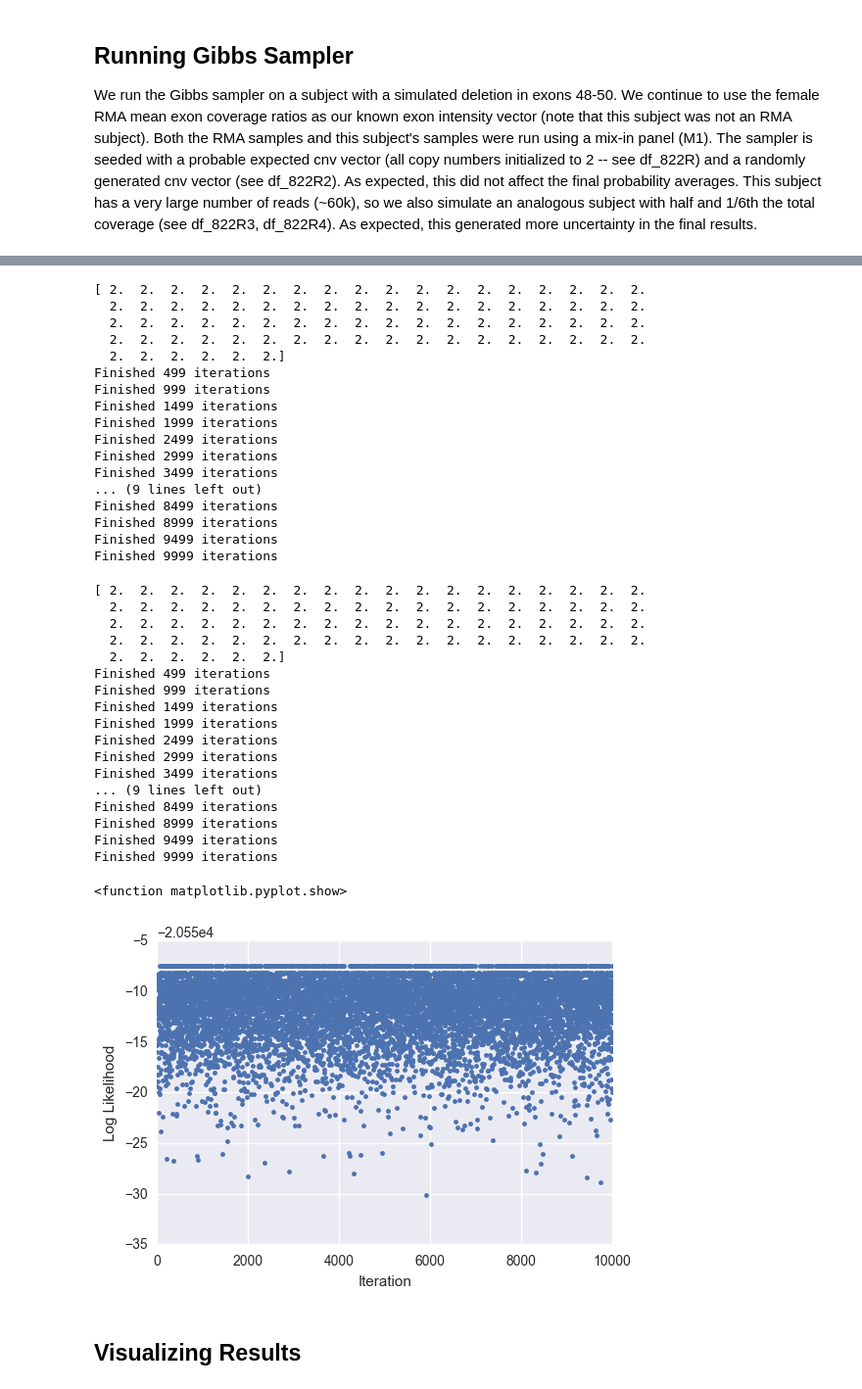
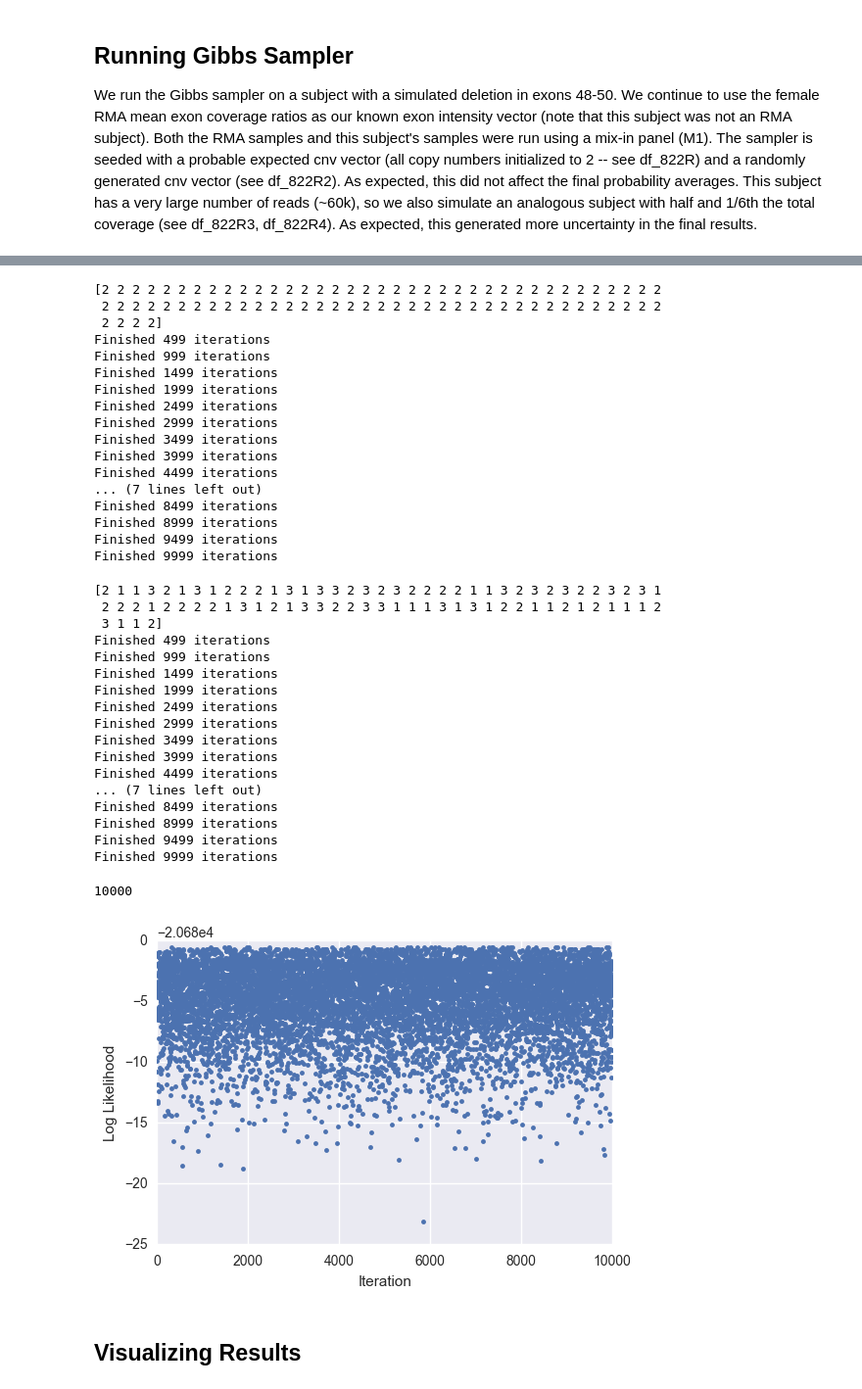
Before and after one commit to vkozareva/geneCNV, a Jupyter notebook: notebooks/Gibbs_sampling_CNV_detection.ipynb, the cells around one changed output, grey strips where cells are left out. Shown at 98% size. Cells and saved outputs as stored; diff of their text form; code cells hidden in the pictures.

```diff
--- a/notebooks/Gibbs_sampling_CNV_detection.ipynb
+++ b/notebooks/Gibbs_sampling_CNV_detection.ipynb
@@ -79,7 +79,7 @@ coverage_df.head()
 # function for reshaping data frames so that exons are observations (rows) and subjects are variables (columns)
 def reshape_df(df, include_stats=False, subject_droplist=None, df_counts_wanted=False):
     if 'date_modified' in df.columns:
-        df = df.drop('date_modified', axis=1, inplace=True)
+        df.drop('date_modified', axis=1, inplace=True)
     df_grouped = df.groupby(['subject']).sum()
     df_norm = df_grouped.div(df_grouped.sum(axis=1), axis=0)
     df_norm = df_norm.transpose().reset_index()
@@ -178,12 +183,15 @@ def generate_gibbs_df(cnv_support, X_probs, data=None, cnv=None, total_reads=500
             gibbs_data[exon, i] = new_cnv
 
         likelihoods[i] = np.sum(np.multiply(np.log(np.multiply(cnv, X_probs) / np.sum(np.multiply(cnv, X_probs))), data))
+
+    # get proportions using burn-in of 1000 iterations
     gibbs_data_results = np.zeros((len(X_probs), len(cnv_support)))
-    # get proportions using burn-in of 1000 iterations
     for index in range(len(X_probs)):
-        gibbs_data_results[index] = np.bincount(gibbs_data[index][burn_in:].astype(np.int64),
+        # exclude samples before burn in and then take only every 100th sample to reduce autocorrelation
+        gibbs_slice = gibbs_data[index][burn_in:][::100]
+        gibbs_data_results[index] = np.bincount(gibbs_slice.astype(np.int64),
                                                 minlength=len(cnv_support)+1)[1:]
-    gibbs_data_results = gibbs_data_results / float(iterations - burn_in)
+    gibbs_data_results = gibbs_data_results / float(len(gibbs_slice))
 
     gibbs_df = pd.DataFrame(gibbs_data_results, columns =['copy_{}'.format(cnv) for cnv in cnv_support]).reset_index()
     gibbs_df.rename(columns={'index': 'Exon'}, inplace=True)
@@ -326,6 +334,7 @@ norm_start = 2 * np.ones(78)
 # %%
 # with norm (most probable) starting cnv distribution
 cnv_support = [1,2,3]
+norm_start = 2 * np.ones(78).astype(np.int64)
 gibbs_data_822R, gibbs_data_results_822R, logliks_822R, gibbs_df_822R = generate_gibbs_df(cnv_support,
                                                                         X_probs, cnv=norm_start, data=subject_data,
                                                                         iterations=10000)
@@ -374,16 +383,15 @@ Finished 9999 iterations
 # %%
 # with norm starting cnvs and half the subject's original coverage
 cnv_support = [1,2,3]
+norm_start = 2 * np.ones(78).astype(np.int64)
 gibbs_data_822R3, gibbs_data_results_822R3, logliks_822R3, gibbs_df_822R3 = generate_gibbs_df(cnv_support,
                                                                         X_probs, cnv=norm_start,
                                                                         data=subject_data_half,
                                                                         iterations=10000)
 # %% [output]
-[ 2.  2.  2.  2.  2.  2.  2.  2.  2.  2.  2.  2.  2.  2.  2.  2.  2.  2.
-  2.  2.  2.  2.  2.  2.  2.  2.  2.  2.  2.  2.  2.  2.  2.  2.  2.  2.
-  2.  2.  2.  2.  2.  2.  2.  2.  2.  2.  2.  2.  2.  2.  2.  2.  2.  2.
-  2.  2.  2.  2.  2.  2.  2.  2.  2.  2.  2.  2.  2.  2.  2.  2.  2.  2.
-  2.  2.  2.  2.  2.  2.]
+[2 2 2 2 2 2 2 2 2 2 2 2 2 2 2 2 2 2 2 2 2 2 2 2 2 2 2 2 2 2 2 2 2 2 2 2 2
+ 2 2 2 2 2 2 2 2 2 2 2 2 2 2 2 2 2 2 2 2 2 2 2 2 2 2 2 2 2 2 2 2 2 2 2 2 2
+ 2 2 2 2]
 Finished 499 iterations
 Finished 999 iterations
 Finished 1499 iterations
@@ -391,24 +399,24 @@ Finished 1999 iterations
 Finished 2499 iterations
 Finished 2999 iterations
 Finished 3499 iterations
-... (9 lines left out)
+Finished 3999 iterations
+Finished 4499 iterations
+... (7 lines left out)
 Finished 8499 iterations
 Finished 8999 iterations
 Finished 9499 iterations
 Finished 9999 iterations
 # %%
-# with norm starting cnvs and one sixth the subject's original coverage
+# with random starting cnvs and one sixth the subject's original coverage
 cnv_support = [1,2,3]
 gibbs_data_822R4, gibbs_data_results_822R4, logliks_822R4, gibbs_df_822R4 = generate_gibbs_df(cnv_support,
-                                                                        X_probs, cnv=norm_start,
+                                                                        X_probs,
                                                                         data=subject_data_sixth,
                                                                         iterations=10000)
 # %% [output]
-[ 2.  2.  2.  2.  2.  2.  2.  2.  2.  2.  2.  2.  2.  2.  2.  2.  2.  2.
-  2.  2.  2.  2.  2.  2.  2.  2.  2.  2.  2.  2.  2.  2.  2.  2.  2.  2.
-  2.  2.  2.  2.  2.  2.  2.  2.  2.  2.  2.  2.  2.  2.  2.  2.  2.  2.
-  2.  2.  2.  2.  2.  2.  2.  2.  2.  2.  2.  2.  2.  2.  2.  2.  2.  2.
-  2.  2.  2.  2.  2.  2.]
+[2 1 1 3 2 1 3 1 2 2 2 1 3 1 3 3 2 3 2 3 2 2 2 2 1 1 3 2 3 2 3 2 2 3 2 3 1
+ 2 2 2 1 2 2 2 2 1 3 1 2 1 3 3 2 2 3 3 1 1 1 3 1 3 1 2 2 1 1 2 1 2 1 1 1 2
+ 3 1 1 2]
 Finished 499 iterations
 Finished 999 iterations
 Finished 1499 iterations
@@ -416,7 +424,9 @@ Finished 1999 iterations
 Finished 2499 iterations
 Finished 2999 iterations
 Finished 3499 iterations
-... (9 lines left out)
+Finished 3999 iterations
+Finished 4499 iterations
+... (7 lines left out)
 Finished 8499 iterations
 Finished 8999 iterations
 Finished 9499 iterations
@@ -424,13 +434,13 @@ Finished 9999 iterations
 # %%
 # again, no convergence??
 plt.figure()
 plt.plot(range(len(logliks_822R)), logliks, '.')
 # plt.hist(logliks, bins=150)
 plt.xlabel('Iteration'), plt.ylabel('Log Likelihood')
-plt.show
+print len(logliks_822R)
 # %% [output]
-<function matplotlib.pyplot.show>
+10000
-[figure, old version]
+[figure, new version]
 # %%
 # reference: http://chrisalbon.com/python/matplotlib_percentage_stacked_bar_plot.html
 def create_stacked_bars(df, title):
```
Also changed, not shown: parts of 13 cells of this notebook.
